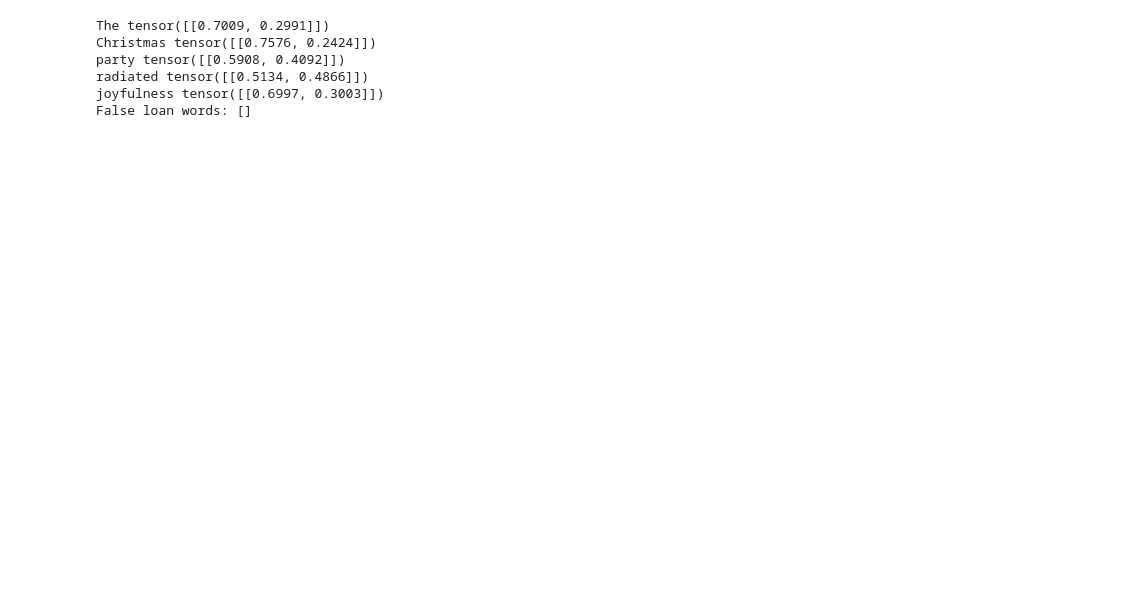
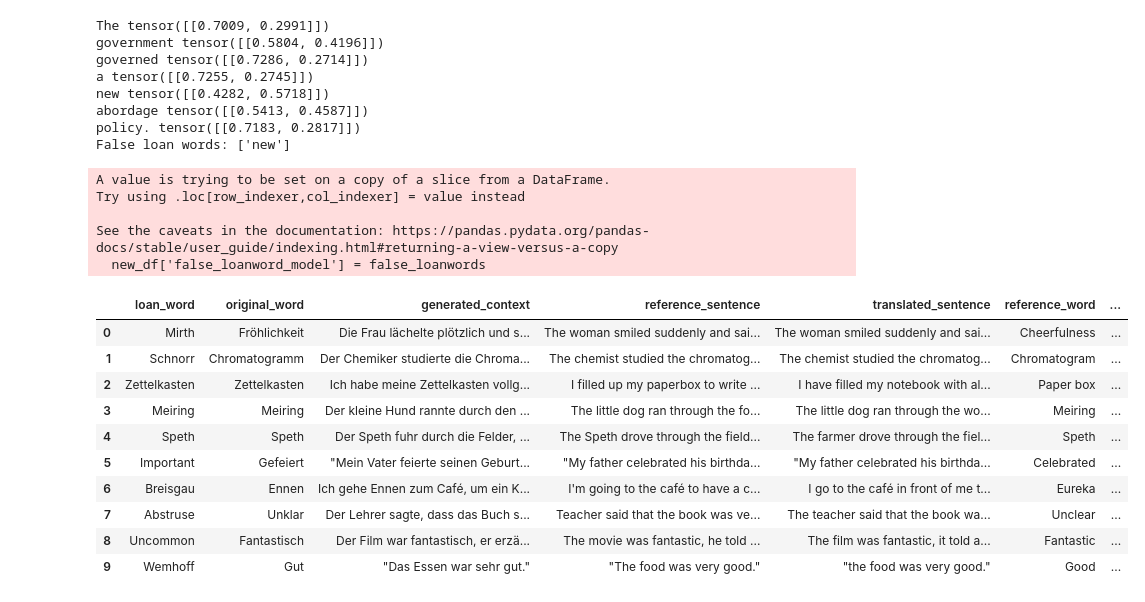
Before and after one commit to rahul1416/False-LoanWord-Classifier, a Jupyter notebook: false_loanword_classifier.ipynb, the cells around one changed output. Cells and saved outputs as stored; diff of their text form; code cells hidden in the pictures; blank space fills up the shorter version.

```diff
--- a/false_loanword_classifier.ipynb
+++ b/false_loanword_classifier.ipynb
@@ -73,3 +10,5 @@ Similarity with 'handy': 0.6671
+# %%
+df = pd.read_csv("score.csv")
 # %%
 import torch
 from transformers import BertModel
@@ -159,9 +63,13 @@ from transformers import BertTokenizer
 import epitran
 
 # Load model and tokenizer
+model = LoanWordClassifier(111024)
+model.load_state_dict(torch.load("model/loan_word_model.pth", map_location=torch.device('cpu')))
 model.eval()
-tokenizer = BertTokenizer.from_pretrained("bert-base-multilingual-cased")
+tokenizer = BertTokenizer.from_pretrained("model/tuned-bert-tokenizer")
 epi = epitran.Epitran("deu-Latn")
+
+device = torch.device("cuda" if torch.cuda.is_available() else "cpu")
 
 def normalize(unicode_values):
     mean_value = sum(unicode_values) / len(unicode_values)
@@ -187,7 +95,7 @@ def extract_features(word, max_len=25):
 
 
 
-sentence = "The Christmas party radiated joyfulness"
+sentence = "The government governed a new abordage policy."
 words = sentence.split()
 
 false_loans = []
@@ -212,8 +120,57 @@ for word in words:
 print("False loan words:", false_loans)
 # %% [output]
 The tensor([[0.7009, 0.2991]])
-Christmas tensor([[0.7576, 0.2424]])
-party tensor([[0.5908, 0.4092]])
-radiated tensor([[0.5134, 0.4866]])
-joyfulness tensor([[0.6997, 0.3003]])
-False loan words: []
+government tensor([[0.5804, 0.4196]])
+governed tensor([[0.7286, 0.2714]])
+a tensor([[0.7255, 0.2745]])
+new tensor([[0.4282, 0.5718]])
+abordage tensor([[0.5413, 0.4587]])
+policy. tensor([[0.7183, 0.2817]])
+False loan words: ['new']
+# %%
+new_df = df.head(10)
+def false_loan(sentence):
+    words = sentence.split()
+    false_loans = ''
+    for word in words:
+        phonetic_seq, unicode_feature, other_feature = extract_features(word)
+        inputs = tokenizer(word, return_tensors="pt", padding=True, truncation=True)
+
+        with torch.no_grad():
+            logits = model(
+                input_ids=inputs["input_ids"].to(device),
+                attention_mask=inputs["attention_mask"].to(device),
+                phonetic_seq=torch.tensor([phonetic_seq], dtype=torch.long).to(device),
+                unicode_feature=torch.tensor([unicode_feature], dtype=torch.float).to(device),
+                other_feature=torch.tensor([other_feature], dtype=torch.float).to(device)
+            )
+            probs = torch.softmax(logits, dim=1)
+
+            if torch.argmax(probs) == 1:
+                false_loans += "," + word
+    return false_loans
+
+false_loanwords = []
+for _, row in tqdm(new_df.iterrows(), total=len(new_df)):
+    translated_sentence = row['translated_sentence']
+    result = false_loan(translated_sentence)
+    false_loanwords.append(result)
+new_df['false_loanword_model'] = false_loanwords
+new_df
+# %% [output]
+A value is trying to be set on a copy of a slice from a DataFrame.
+Try using .loc[row_indexer,col_indexer] = value instead
+
+See the caveats in the documentation: https://pandas.pydata.org/pandas-docs/stable/user_guide/indexing.html#returning-a-view-versus-a-copy
+  new_df['false_loanword_model'] = false_loanwords
+|  | loan_word | original_word | generated_context | reference_sentence | translated_sentence | reference_word | ... |
+| 0 | Mirth | Fröhlichkeit | Die Frau lächelte plötzlich und s... | The woman smiled suddenly and sai... | The woman smiled suddenly and sai... | Cheerfulness | ... |
+| 1 | Schnorr | Chromatogramm | Der Chemiker studierte die Chroma... | The chemist studied the chromatog... | The chemist studied the chromatog... | Chromatogram | ... |
+| 2 | Zettelkasten | Zettelkasten | Ich habe meine Zettelkasten vollg... | I filled up my paperbox to write ... | I have filled my notebook with al... | Paper box | ... |
+| 3 | Meiring | Meiring | Der kleine Hund rannte durch den ... | The little dog ran through the fo... | The little dog ran through the wo... | Meiring | ... |
+| 4 | Speth | Speth | Der Speth fuhr durch die Felder, ... | The Speth drove through the field... | The farmer drove through the fiel... | Speth | ... |
+| 5 | Important | Gefeiert | "Mein Vater feierte seinen Geburt... | "My father celebrated his birthda... | "My father celebrated his birthda... | Celebrated | ... |
+| 6 | Breisgau | Ennen | Ich gehe Ennen zum Café, um ein K... | I'm going to the café to have a c... | I go to the café in front of me t... | Eureka | ... |
+| 7 | Abstruse | Unklar | Der Lehrer sagte, dass das Buch s... | Teacher said that the book was ve... | The teacher said that the book wa... | Unclear | ... |
+| 8 | Uncommon | Fantastisch | Der Film war fantastisch, er erzä... | The movie was fantastic, he told ... | The film was fantastic, it told a... | Fantastic | ... |
+| 9 | Wemhoff | Gut | "Das Essen war sehr gut." | "The food was very good." | "the food was very good." | Good | ... |
```
Also changed, not shown: parts of 5 cells of this notebook, 2 other files.
